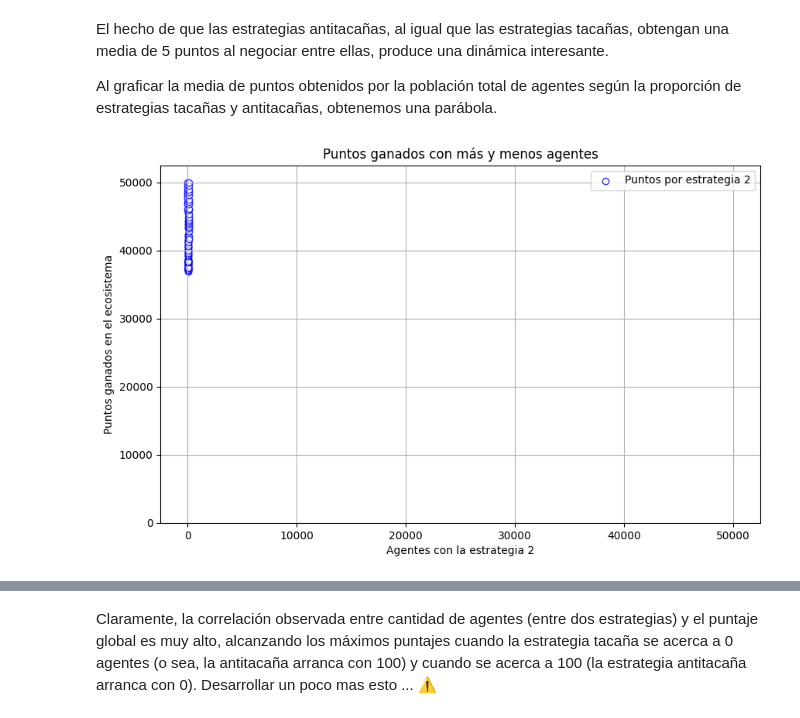
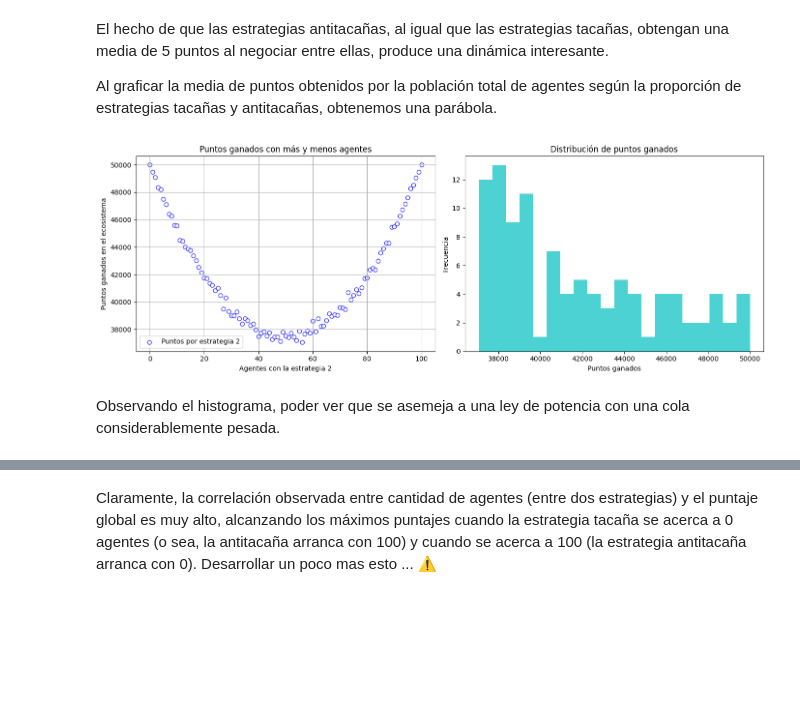
Before and after one commit to matuneville/ultimatum-game-model, a Jupyter notebook: src/informe.ipynb, the cells around one changed output, grey strips where cells are left out. Drawn from its saved outputs; the diff is of its cells as text; code cells hidden in the pictures; blank space fills up the shorter version.

```diff
--- a/src/informe.ipynb
+++ b/src/informe.ipynb
@@ -407,6 +375,8 @@ El hecho de que las estrategias antitacañas, al igual que las estrategias taca
 
 Al graficar la media de puntos obtenidos por la población total de agentes según la proporción de estrategias tacañas y antitacañas, obtenemos una parábola.
 # %%
-experimentos.puntos_segun_presencia_de_dos_estrategias(tacaña, antitacaña, topologia_densa)
+puntos = experimentos.puntos_segun_presencia_de_dos_estrategias(tacaña, antitacaña, topologia_densa, incluir_histograma=True)
 # %% [output]
-[figure, old version]
+[figure, new version]
+# %% [markdown]
+Observando el histograma, poder ver que se asemeja a una ley de potencia con una cola considerablemente pesada.
```
Also changed, not shown: parts of 25 cells of this notebook, 1 other file.
